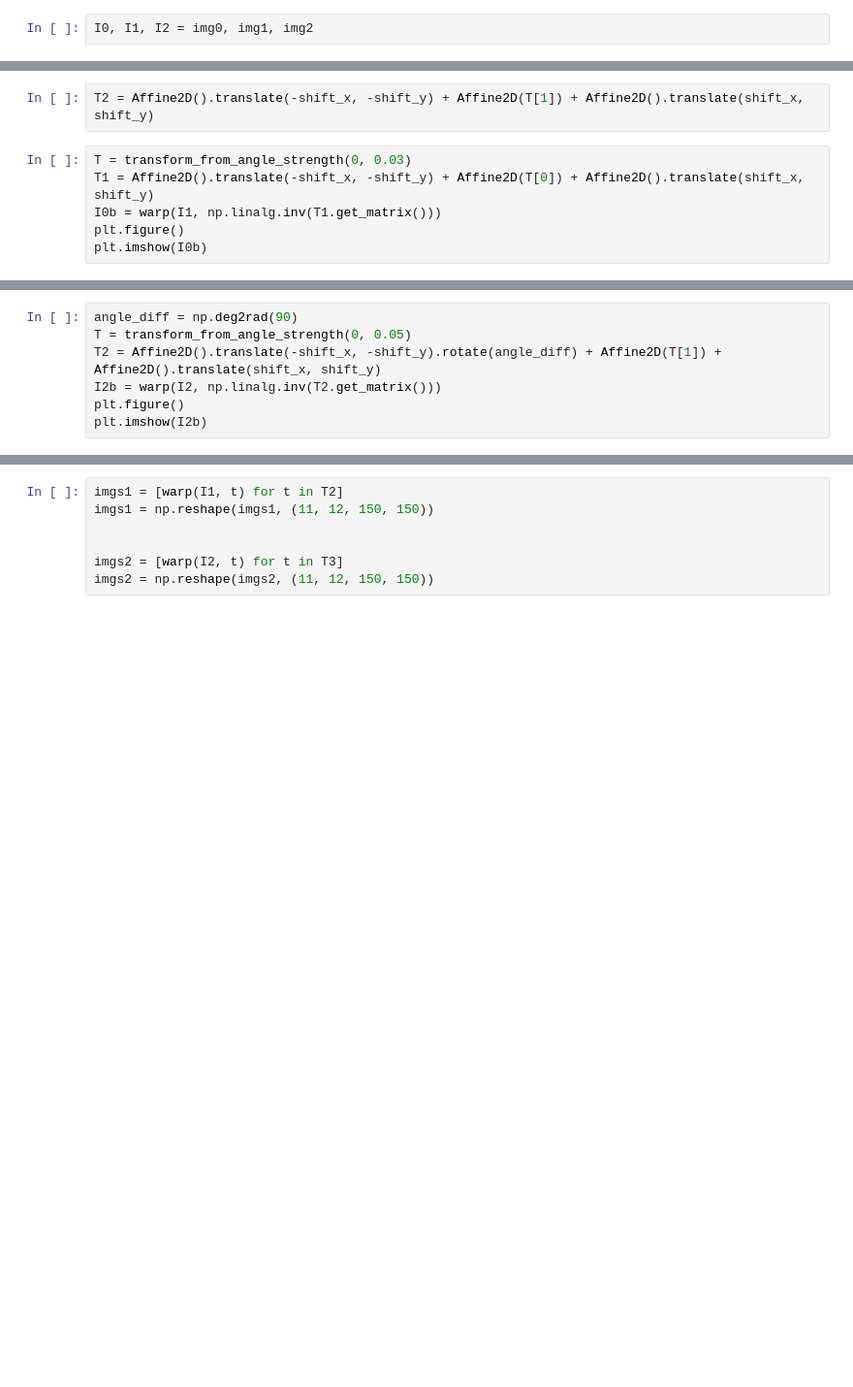
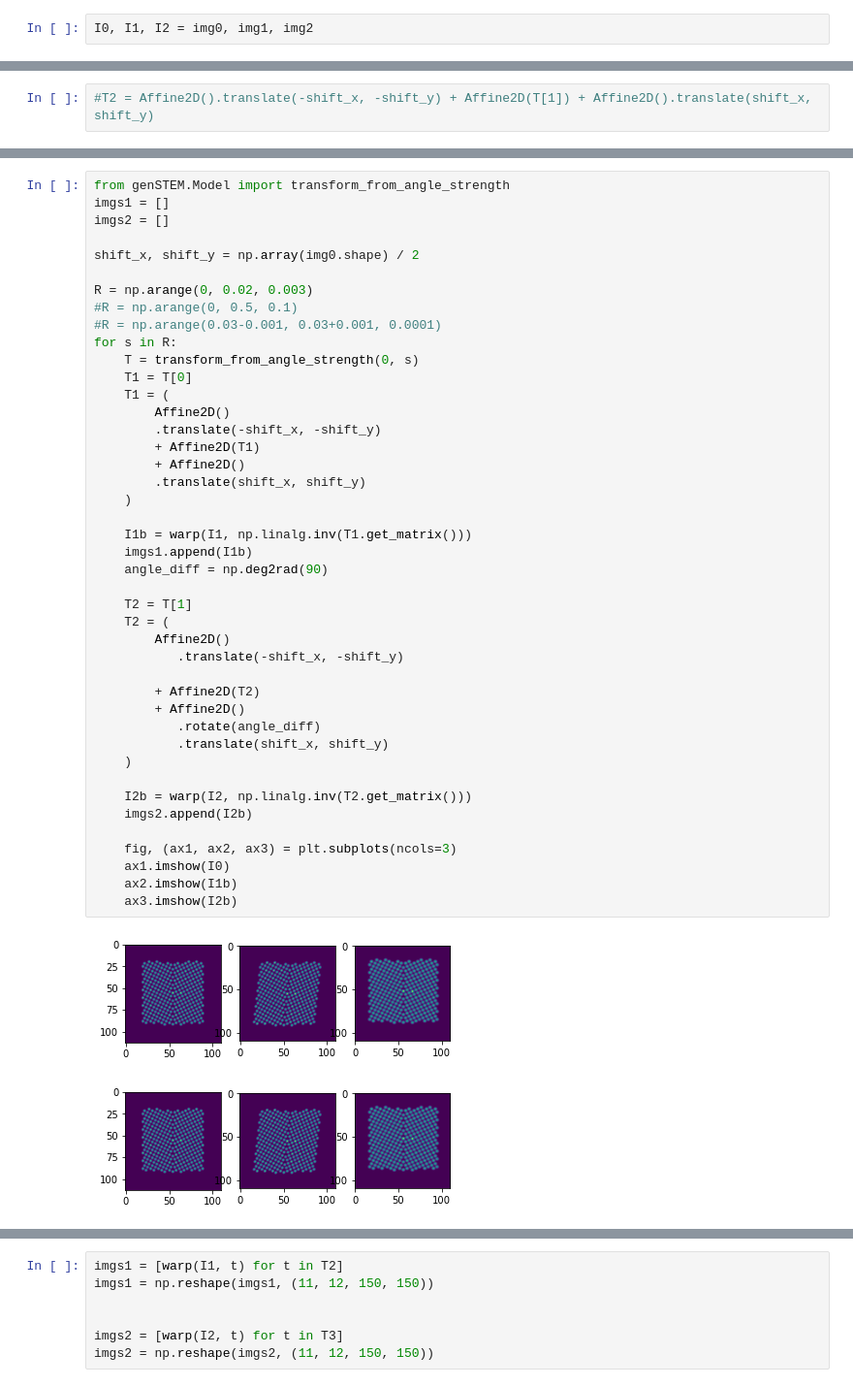
Before and after one commit to thomasaarholt/scanning-drift-corr, a Jupyter notebook: python/Rotate With Drift.ipynb, the cells around one changed output, grey strips where cells are left out. Shown at 97% size. Saved outputs shown, nothing was run; the diff lists cells and outputs as text; blank space fills up the shorter version.

```diff
--- a/python/Rotate With Drift.ipynb
+++ b/python/Rotate With Drift.ipynb
@@ -95,8 +100,2 @@ T = transform_from_angle_strength(0, 0.1)
 # %%
-T2 = Affine2D().translate(-shift_x, -shift_y) + Affine2D(T[1]) + Affine2D().translate(shift_x, shift_y)
+#T2 = Affine2D().translate(-shift_x, -shift_y) + Affine2D(T[1]) + Affine2D().translate(shift_x, shift_y)
-# %%
-T = transform_from_angle_strength(0, 0.03)
-T1 = Affine2D().translate(-shift_x, -shift_y) + Affine2D(T[0]) + Affine2D().translate(shift_x, shift_y)
-I0b = warp(I1, np.linalg.inv(T1.get_matrix()))
-plt.figure()
-plt.imshow(I0b)
@@ -106,7 +101,0 @@ plt.imshow(I0b)
-# %%
-angle_diff = np.deg2rad(90)
-T = transform_from_angle_strength(0, 0.05)
-T2 = Affine2D().translate(-shift_x, -shift_y).rotate(angle_diff) + Affine2D(T[1]) + Affine2D().translate(shift_x, shift_y)
-I2b = warp(I2, np.linalg.inv(T2.get_matrix()))
-plt.figure()
-plt.imshow(I2b)
@@ -119,0 +102,46 @@ plt.imshow(I2b)
+# %%
+from genSTEM.Model import transform_from_angle_strength
+imgs1 = []
+imgs2 = []
+
+shift_x, shift_y = np.array(img0.shape) / 2
+
+R = np.arange(0, 0.02, 0.003)
+#R = np.arange(0, 0.5, 0.1)
+#R = np.arange(0.03-0.001, 0.03+0.001, 0.0001)
+for s in R:
+    T = transform_from_angle_strength(0, s)
+    T1 = T[0]
+    T1 = (
+        Affine2D()
+        .translate(-shift_x, -shift_y)
+        + Affine2D(T1)
+        + Affine2D()
+        .translate(shift_x, shift_y)
+    )
+
+    I1b = warp(I1, np.linalg.inv(T1.get_matrix()))
+    imgs1.append(I1b)
+    angle_diff = np.deg2rad(90)
+
+    T2 = T[1]
+    T2 = (
+        Affine2D()
+           .translate(-shift_x, -shift_y)
+
+        + Affine2D(T2)
+        + Affine2D()
+           .rotate(angle_diff)
+           .translate(shift_x, shift_y)
+    )
+
+    I2b = warp(I2, np.linalg.inv(T2.get_matrix()))
+    imgs2.append(I2b)
+
+    fig, (ax1, ax2, ax3) = plt.subplots(ncols=3)
+    ax1.imshow(I0)
+    ax2.imshow(I1b)
+    ax3.imshow(I2b)
+# %% [output]
+[figure, added]
+[figure, added]
```
Also changed, not shown: parts of 23 cells of this notebook, 1 other file.
